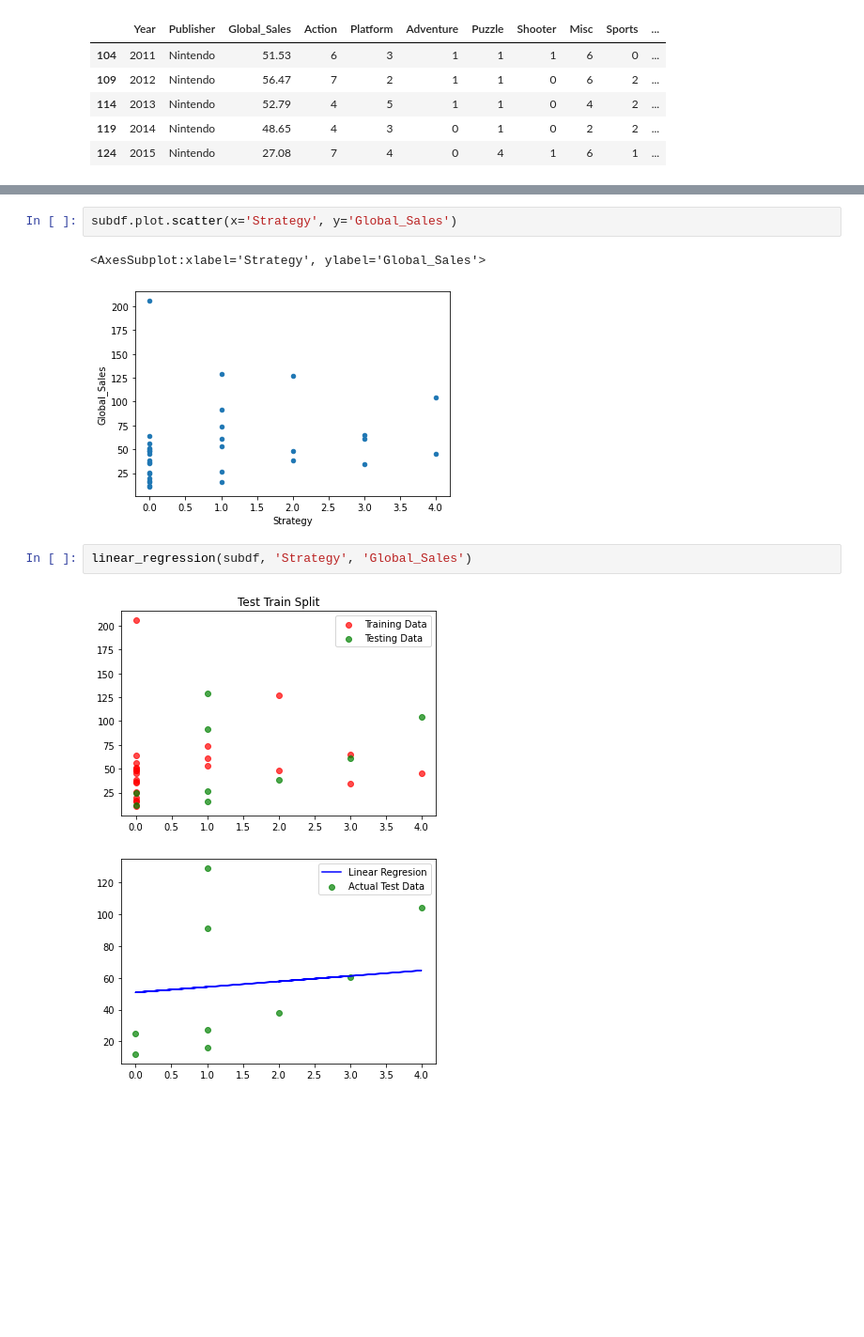
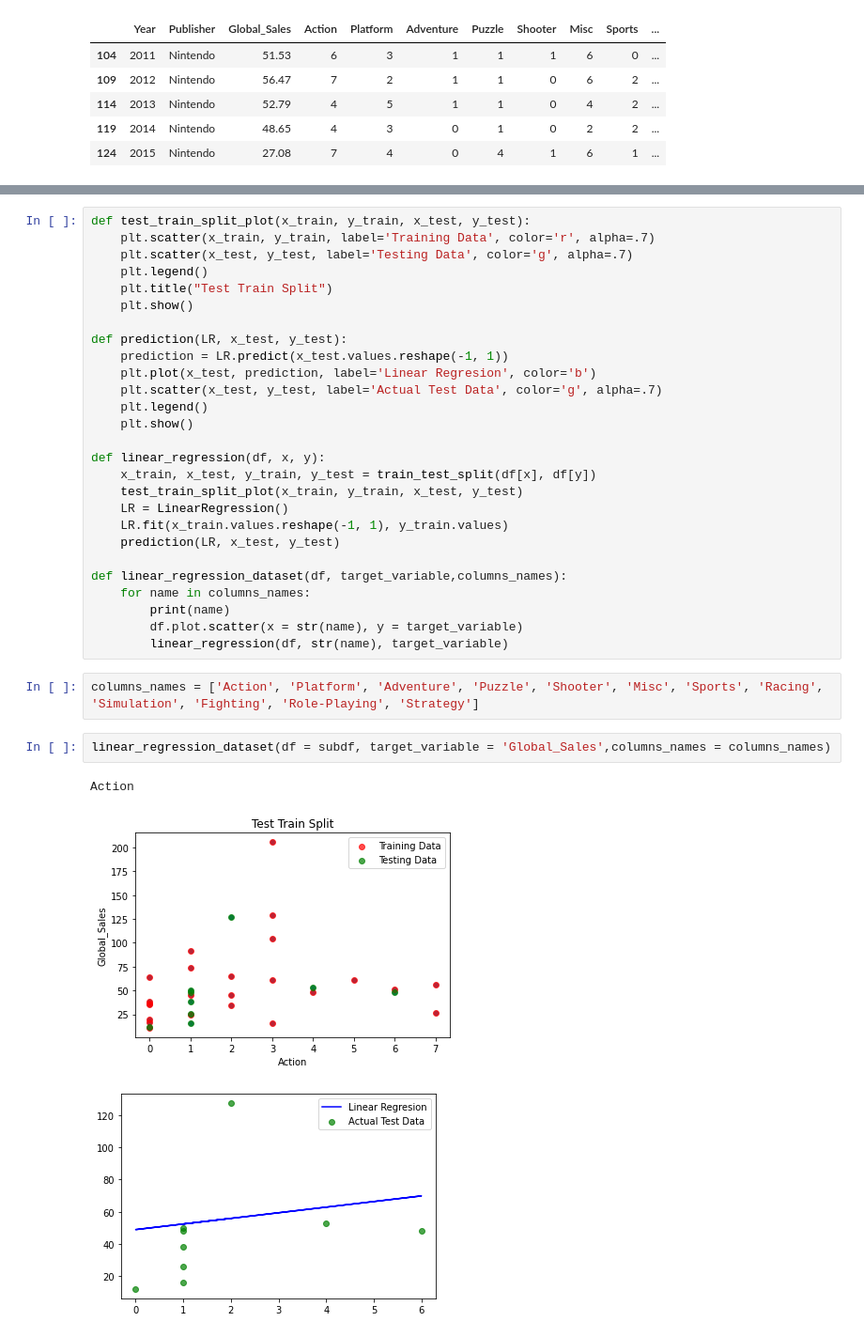
Before and after one commit to bcalvario/PruebaMachineLearning, a Jupyter notebook: Ejercicio1.ipynb, the cells around one changed output, grey strips where cells are left out. Shown at 94% size. Cells and saved outputs as stored; diff of their text form; blank space fills up the shorter version.

Commit message:
Add: hacer regresion lineal para cada uno de los niveles de la variable Publisher

```diff
--- a/Ejercicio1.ipynb
+++ b/Ejercicio1.ipynb
@@ -181,10 +49,35 @@ linear_regression(subdf, 'Role-Playing', 'Global_Sales')
-# %%
-subdf.plot.scatter(x='Strategy', y='Global_Sales')
-# %% [output]
-<AxesSubplot:xlabel='Strategy', ylabel='Global_Sales'>
-[figure, removed]
-# %%
-linear_regression(subdf, 'Strategy', 'Global_Sales')
-# %% [output]
-[figure, removed]
-[figure, removed]
+# %%
+def test_train_split_plot(x_train, y_train, x_test, y_test):
+    plt.scatter(x_train, y_train, label='Training Data', color='r', alpha=.7)
+    plt.scatter(x_test, y_test, label='Testing Data', color='g', alpha=.7)
+    plt.legend()
+    plt.title("Test Train Split")
+    plt.show()
+
+def prediction(LR, x_test, y_test):
+    prediction = LR.predict(x_test.values.reshape(-1, 1))
+    plt.plot(x_test, prediction, label='Linear Regresion', color='b')
+    plt.scatter(x_test, y_test, label='Actual Test Data', color='g', alpha=.7)
+    plt.legend()
+    plt.show()
+
+def linear_regression(df, x, y):
+    x_train, x_test, y_train, y_test = train_test_split(df[x], df[y])
+    test_train_split_plot(x_train, y_train, x_test, y_test)
+    LR = LinearRegression()
+    LR.fit(x_train.values.reshape(-1, 1), y_train.values)
+    prediction(LR, x_test, y_test)
+
+def linear_regression_dataset(df, target_variable,columns_names):
+    for name in columns_names:
+        print(name)
+        df.plot.scatter(x = str(name), y = target_variable)
+        linear_regression(df, str(name), target_variable)
+# %%
+columns_names = ['Action', 'Platform', 'Adventure', 'Puzzle', 'Shooter', 'Misc', 'Sports', 'Racing', 'Simulation', 'Fighting', 'Role-Playing', 'Strategy']
+# %%
+linear_regression_dataset(df = subdf, target_variable = 'Global_Sales',columns_names = columns_names)
+# %% [output]
+Action
+[figure, added]
+[figure, added]
```
Also changed, not shown: parts of 38 cells of this notebook.
